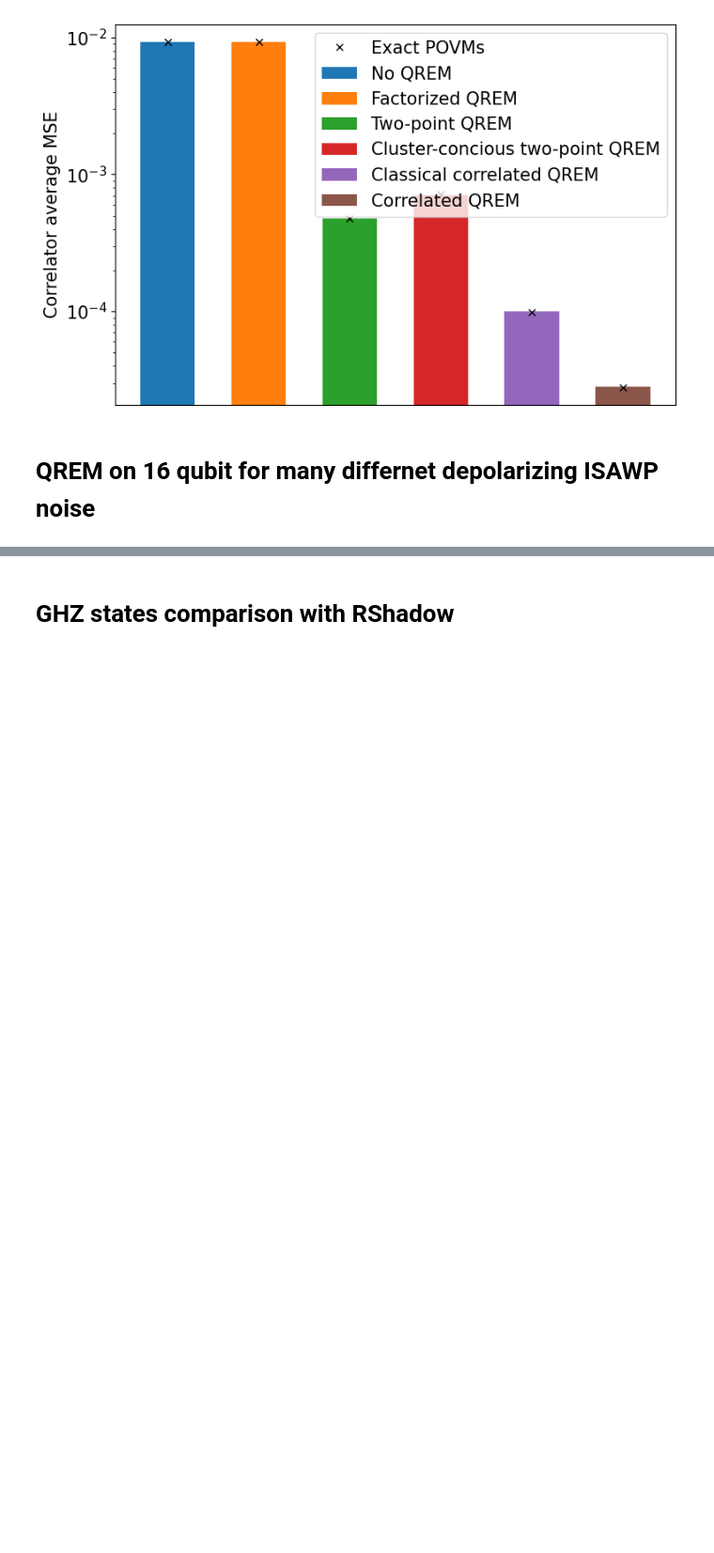
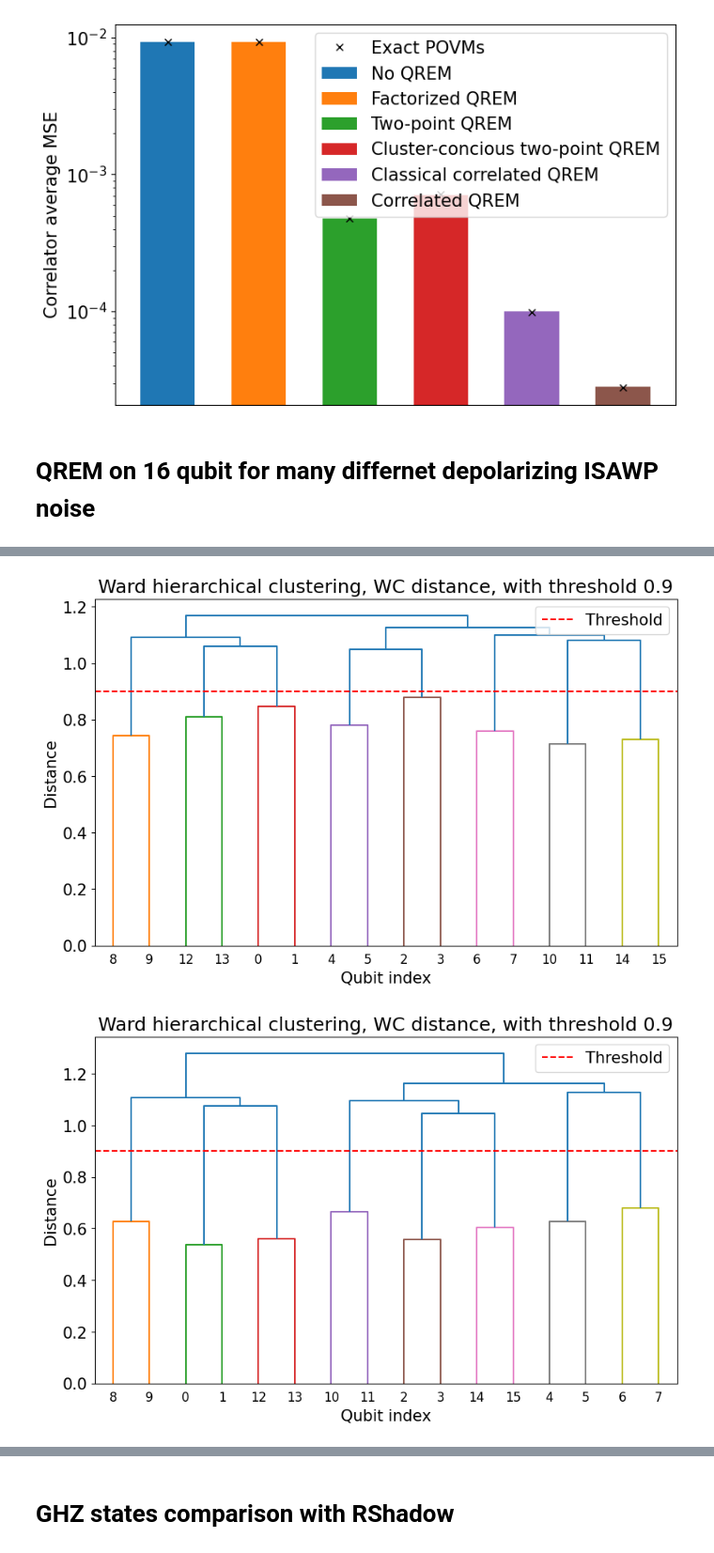
Before and after one commit to AdrianAasen/CREMST, a Jupyter notebook: visualiztion.ipynb, the cells around one changed output, grey strips where cells are left out. Shown: that part at 94% size. Saved outputs shown, nothing was run; the diff lists cells and outputs as text; code cells hidden in the pictures; blank space fills up the shorter version.

Commit message:
Finished QREM class and artifiical noise examples

```diff
--- a/visualiztion.ipynb
+++ b/visualiztion.ipynb
@@ -713,0 +280,24 @@ POVM already sorted.
+# %%
+# Generate new dictionary for current run
+base_path = 'QDOT_results/iswap_example'
+data_path = sf.generate_data_folder(base_path)
+
+sim_dict ={
+    'n_qubits': 16,
+    'n_QST_shots': 10**3,
+    'n_QDT_shots': 10**4,
+    'n_hash_symbols': 4,
+    'n_cores': 7,
+    'max_cluster_size': 3,
+    'data_path': data_path,
+}
+
+k_mean_array = np.array([0.2, 0.4, 0.6, 0.8])
+qrem_array = [QREM(sim_dict) for _ in range(len(k_mean_array))]
+
+povm_mode = 'iSWAP'
+for qrem, k_mean in zip(qrem_array, k_mean_array):
+    qrem.set_correlated_POVM_array(k_mean = k_mean, noise_mode = povm_mode)
+    save_path = f'{qrem.data_path}/k_mean={k_mean}'
+    qrem.perform_QDT_measurements()
+    qrem.save_initialization(save_path=save_path)
@@ -713,0 +337,14 @@ POVM already sorted.
+# %%
+# for qrem in qrem_array:
+#     qrem.perform_clustering(max_cluster_size=3)
+#     vis.plot_dendrogram(qrem, save_png=True)
+
+# If you are not happy with current cluster cutoffs, you can update them like so:
+update_cutoffs = [ 0.9, 0.9, 0.8, 0.6]
+
+for qrem, cutoff in zip(qrem_array, update_cutoffs):
+    qrem.update_cluster_cutoff(cutoff)
+    vis.plot_dendrogram(qrem, save_png=True)
+# %% [output]
+[figure, added]
+[figure, added]
```
Also changed, not shown: parts of 22 cells of this notebook, 5 other files.
